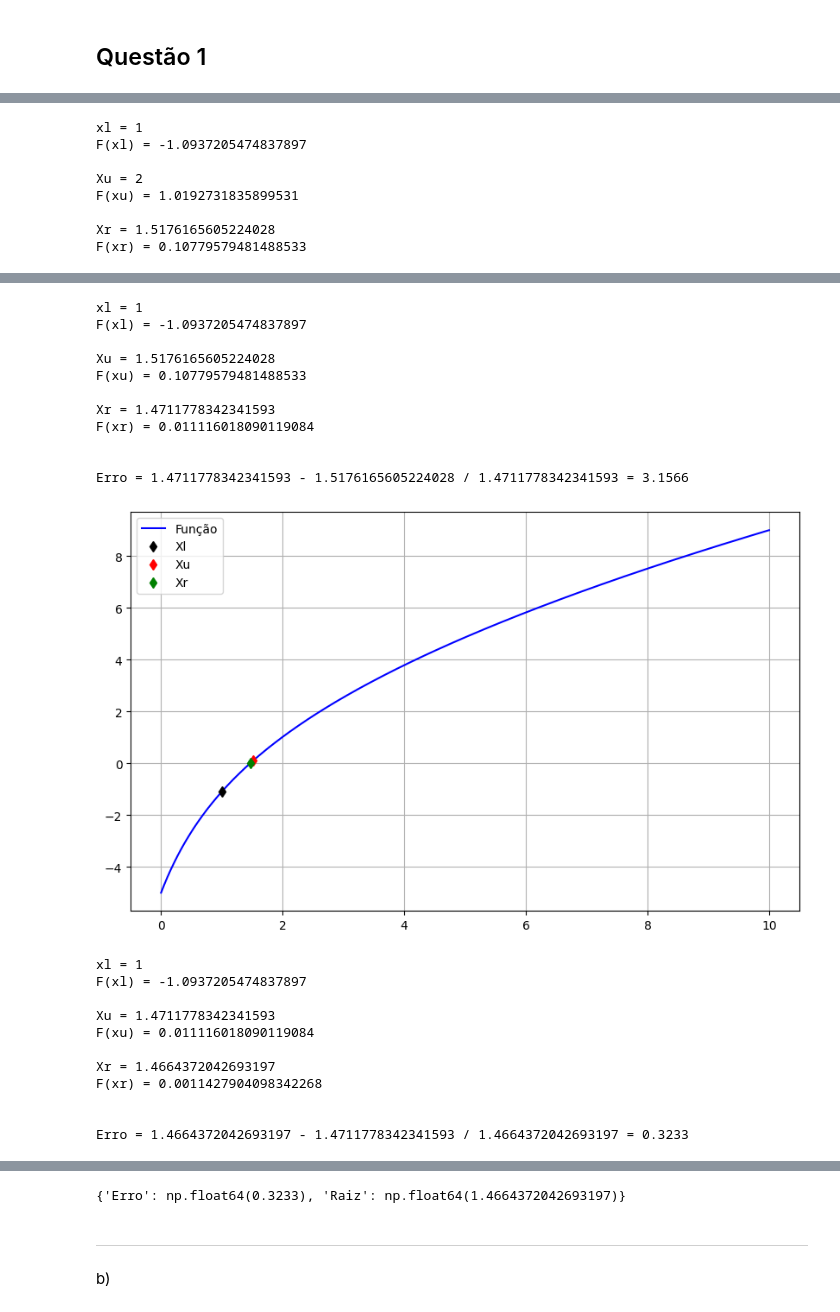
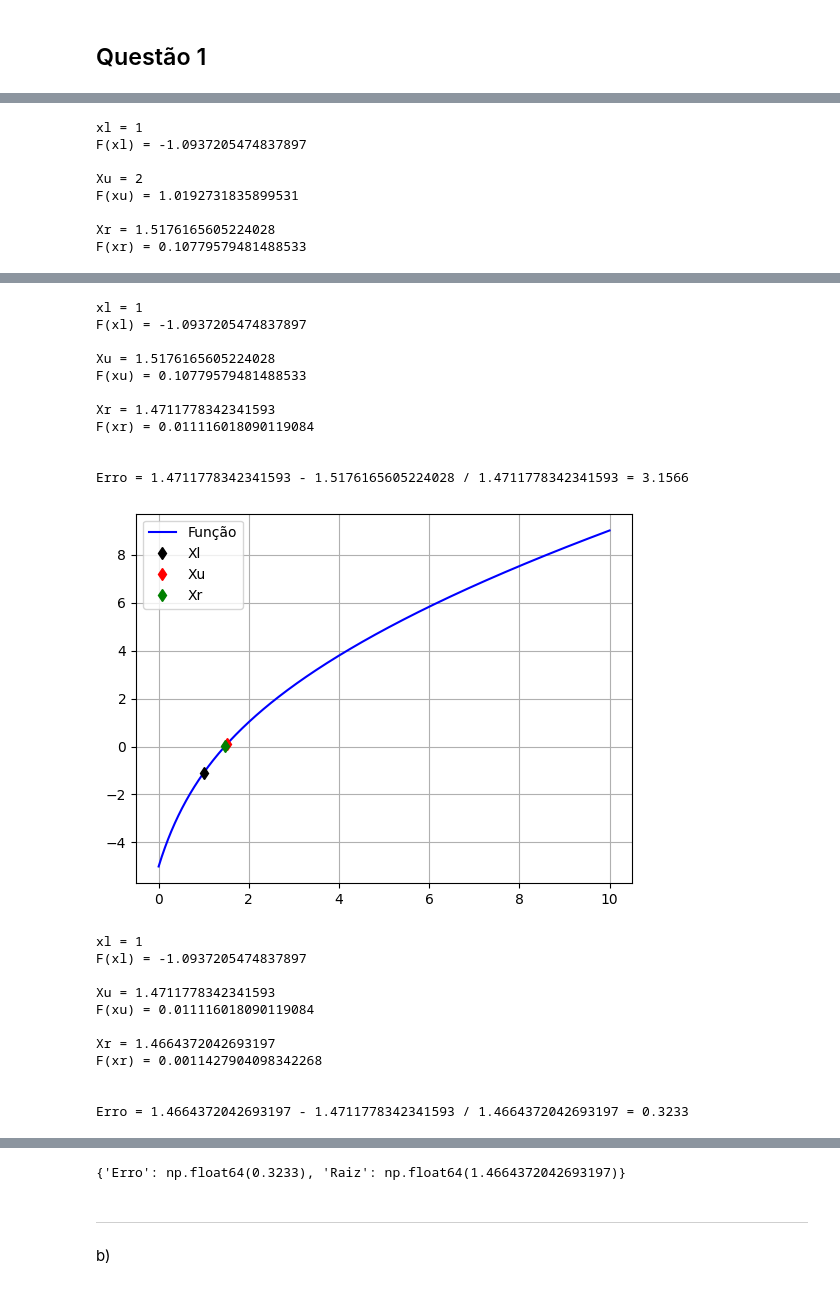
Before and after one commit to GabrielMPinho/Modelagem-Computacional, a Jupyter notebook: AC2/gabriel_manata_marcus_carvalho.ipynb, the cells around one changed output, grey strips where cells are left out. Drawn from its saved outputs; the diff is of its cells as text; code cells hidden in the pictures.

```diff
--- a/AC2/gabriel_manata_marcus_carvalho.ipynb
+++ b/AC2/gabriel_manata_marcus_carvalho.ipynb
@@ -27,6 +26,7 @@ def fals_posi(xl, xu):
     xr = xu - ((F(xu) * (xl - xu)) / (F(xl) - F(xu)))
     erro = 10
 
+    #================================================
     print(f"xl = {xl}\nF(xl) = {F(xl)}\n\nXu = {xu}\nF(xu) = {F(xu)}\n\nXr = {xr}\nF(xr) = {F(xr)}\n\n")
     pontosx = np.linspace(0,10,1000)
     plt.figure(figsize=(10,6))
@@ -37,6 +37,7 @@ def fals_posi(xl, xu):
     plt.legend()
     plt.grid()
     plt.show()
+    #================================================
 
     while erro >= 1:
         xr_antigo = xr
@@ -49,10 +50,10 @@ def fals_posi(xl, xu):
         xr = xu - ((F(xu) * (xl - xu)) / (F(xl) - F(xu)))
         erro = round((np.abs((xr - xr_antigo)/ xr)) * 100 ,4)
 
+        #================================================
         print(f"xl = {xl}\nF(xl) = {F(xl)}\n\nXu = {xu}\nF(xu) = {F(xu)}\n\nXr = {xr}\nF(xr) = {F(xr)}\n\n")
         print(f"Erro = {xr} - {xr_antigo} / {xr} = {erro}")
         pontosx = np.linspace(0,10,1000)
-        plt.figure(figsize=(10,6))
         plt.plot(pontosx, F(pontosx), "-b", label="Função")
         plt.plot(xl, F(xl), "kd", label="Xl")
         plt.plot(xu, F(xu), "rd", label="Xu")
@@ -60,34 +61,36 @@ def fals_posi(xl, xu):
         plt.legend()
         plt.grid()
         plt.show()
         plt.pause(2)
+        #================================================
+
     return {
         "Erro": erro,
         "Raiz": xr
     }
 fals_posi(1,2)
 # %% [output]
 xl = 1
 F(xl) = -1.0937205474837897
 
 Xu = 2
 F(xu) = 1.0192731835899531
 
 Xr = 1.5176165605224028
 F(xr) = 0.10779579481488533
 [figure]
 xl = 1
 F(xl) = -1.0937205474837897
 
 Xu = 1.5176165605224028
 F(xu) = 0.10779579481488533
 
 Xr = 1.4711778342341593
 F(xr) = 0.011116018090119084
 
 
 Erro = 1.4711778342341593 - 1.5176165605224028 / 1.4711778342341593 = 3.1566
-[figure, old version]
+[figure, new version]
 xl = 1
 F(xl) = -1.0937205474837897
 
```
Also changed, not shown: parts of 3 cells of this notebook.
